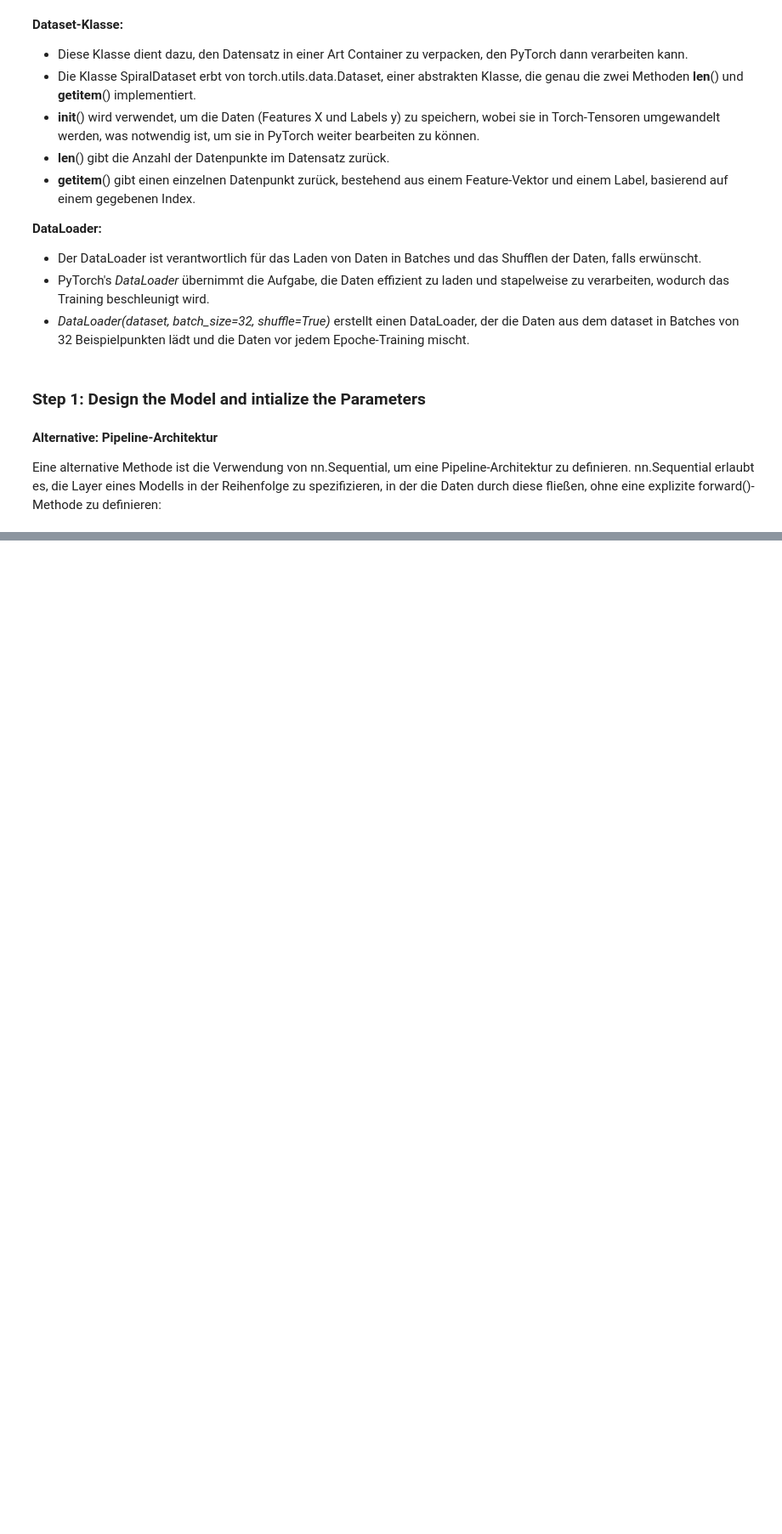
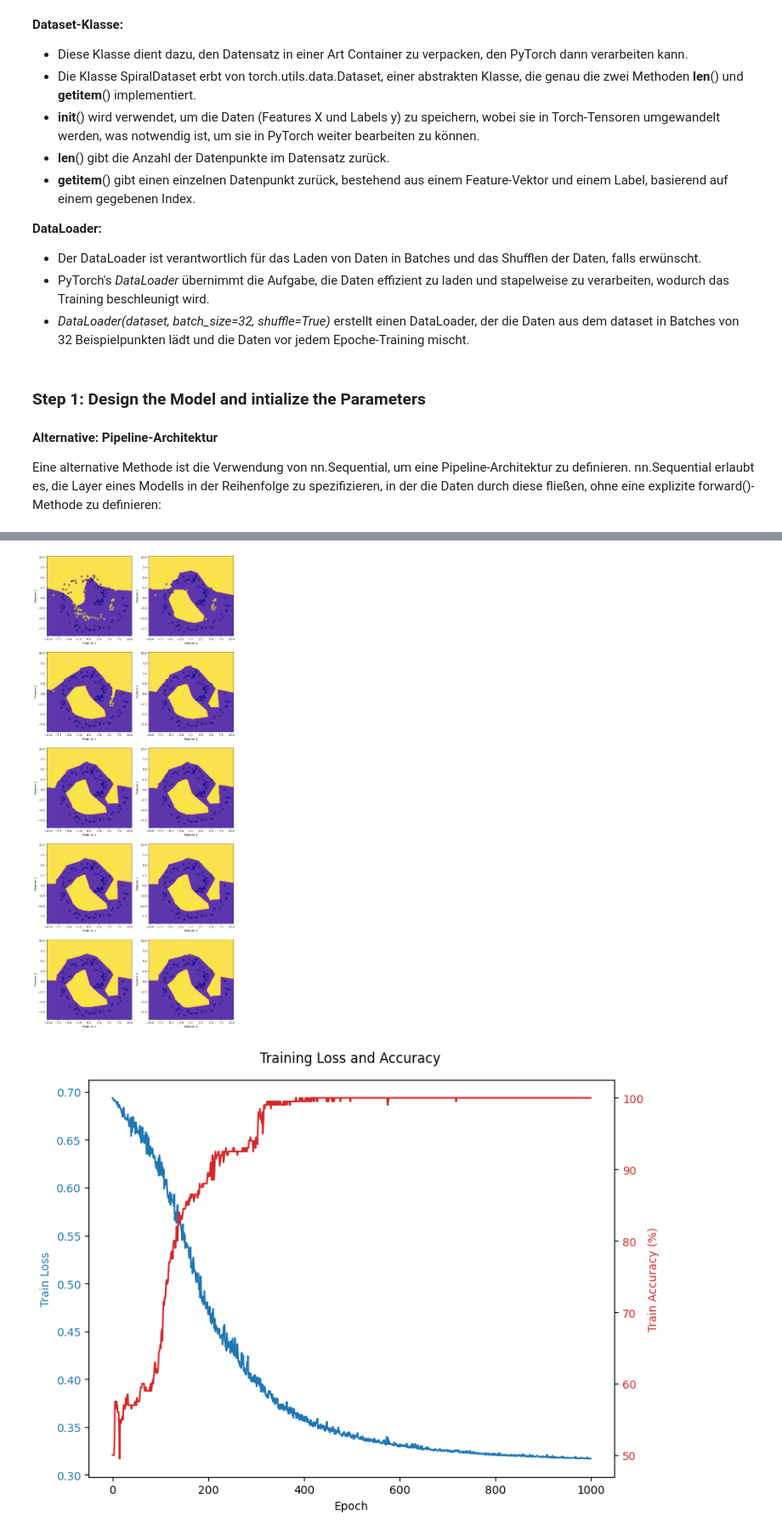
Before and after one commit to Brixxel/WDSKI_SOSE-Applied_ML_Fundamentals, a Jupyter notebook: exercise_6/q7_part_one.ipynb, the cells around one changed output, grey strips where cells are left out. Shown at 85% size. Cells and saved outputs as stored; diff of their text form; code cells hidden in the pictures; blank space fills up the shorter version.

```diff
--- a/exercise_6/q7_part_one.ipynb
+++ b/exercise_6/q7_part_one.ipynb
@@ -35,6 +12,8 @@ ImportError: numpy.core.multiarray failed to import
 # %%
 # Generate and plot the dataset
 X, y = make_spiral(n_samples=100)
+X_tensor = torch.tensor(X, dtype=torch.float32)
+y_tensor = torch.tensor(y, dtype=torch.long)
 plot_data(X, y)
 # %% [output]
 [figure]
@@ -135,10 +110,0 @@ ImportError: cannot import name 'code_framelocals_names' from 'torch._C._dynamo.
-# %%
-# Step 6: Train the model
-n_epochs = 1000
-for epoch in range(n_epochs):
-    for batch_x, batch_y in dataloader:
-        optimizer.zero_grad()
-        outputs = model(batch_x)
-        loss = criterion(outputs, batch_y)
-        loss.backward()
-        optimizer.step()
@@ -144,0 +195,4 @@ for epoch in range(n_epochs):
+# %%
+# Beispiel für das Training des Modells mit parametrisierten Inputs
+model = train_model(model, learning_rate=0.001, optimizer_fn=optim.Adam, loss_fn=nn.CrossEntropyLoss, num_epochs=1000, plot_interval=100)
+# %% [output]
@@ -144,0 +209,2 @@ for epoch in range(n_epochs):
+[figure, added]
+[figure, added]
```
Also changed, not shown: parts of 11 cells of this notebook, 1 other file.
